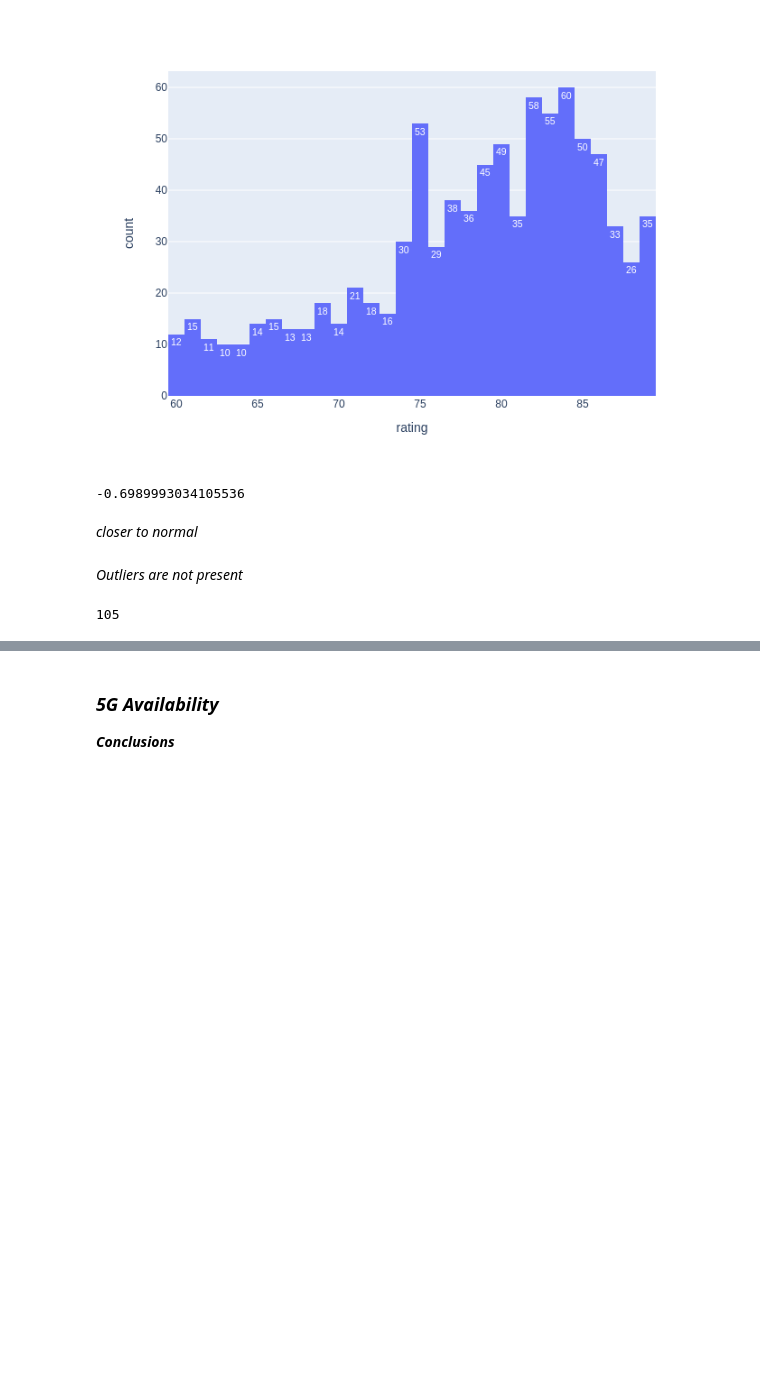
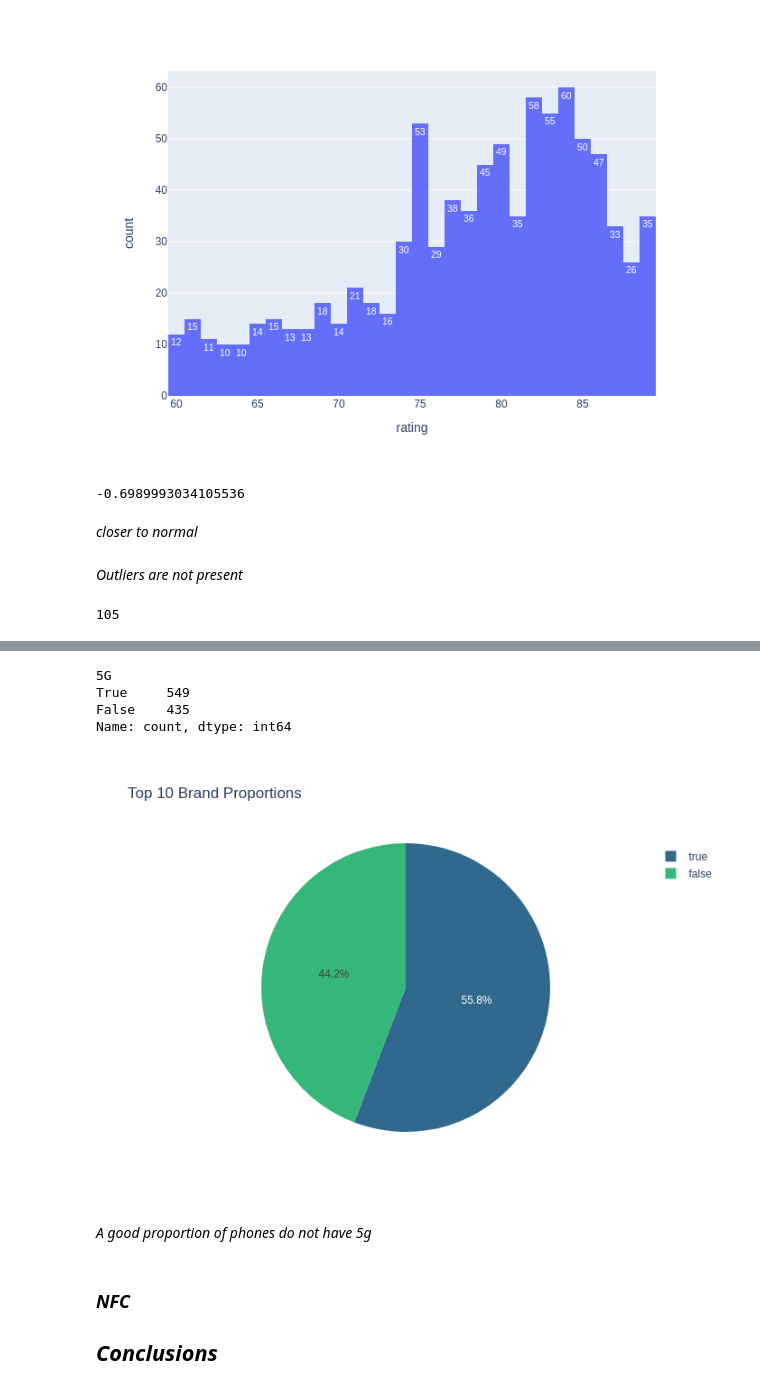
Before and after one commit to NityaVerma19/Data-Cleaning-Smartphone-Dataset, a Jupyter notebook: data-cleaning.ipynb, the cells around one changed output, grey strips where cells are left out. Saved outputs shown, nothing was run; the diff lists cells and outputs as text; code cells hidden in the pictures; blank space fills up the shorter version.

```diff
--- a/data-cleaning.ipynb
+++ b/data-cleaning.ipynb
@@ -1044,4 +1049,32 @@ df1['rating'].isnull().sum()
+# %%
+df1['5G'].value_counts()
+# %% [output]
+5G
+True     549
+False    435
+Name: count, dtype: int64
+# %%
+#Pie chart to understand the proportion
+
+has_5g = df1['5G'].value_counts().reset_index()   #reset_index will convert it into a df
+
+# Rename the columns for clarity
+palette = sns.color_palette("viridis", n_colors=len(has_5g))
+plotly_colors = [mcolors.rgb2hex(color) for color in palette]   # colors generated by Seaborn are converted to hex format using Matplotlib's rgb2hex function.
+
+fig = px.pie(has_5g, values='count', names='5G', title='Top 10 Brand Proportions')
+
+# Update the colors of each slice
+fig.update_traces(marker=dict(colors=plotly_colors))
+
+# Show the plot
+fig.show("png")
+# %% [output]
+[figure, added]
+# %% [markdown]
+*A good proportion of phones do not have 5g*
 # %% [markdown]
-### *5G Availability*
+### *NFC*
 
 ***Conclusions***
+-
```
Also changed, not shown: parts of 2 cells of this notebook.
